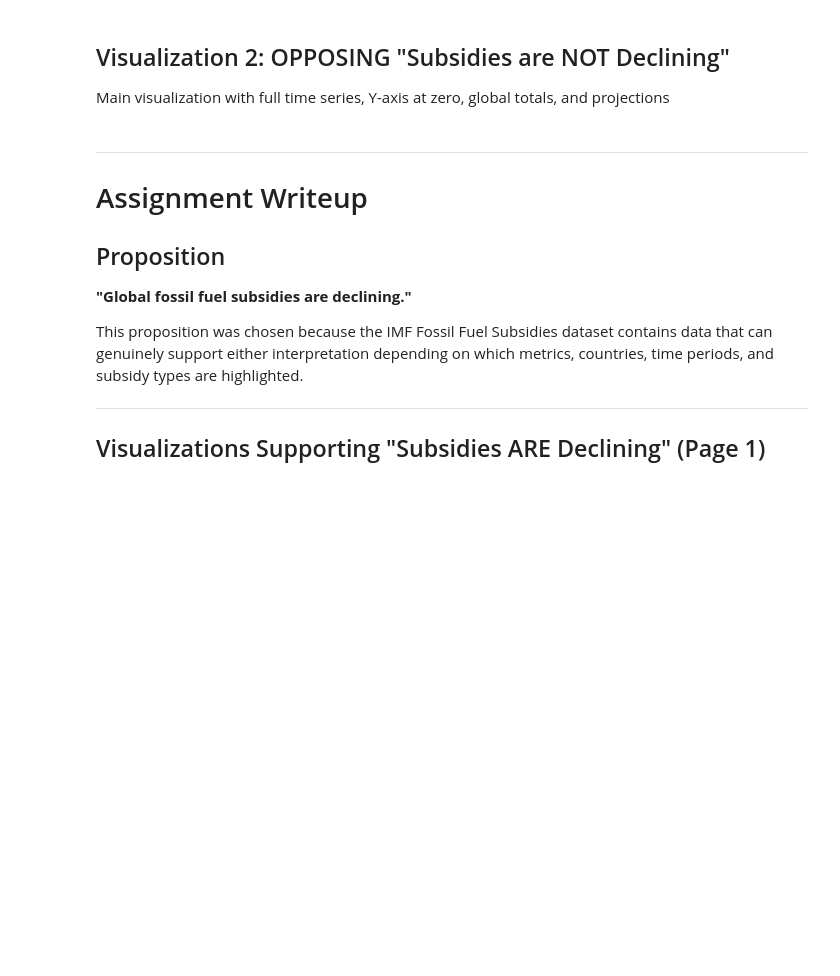
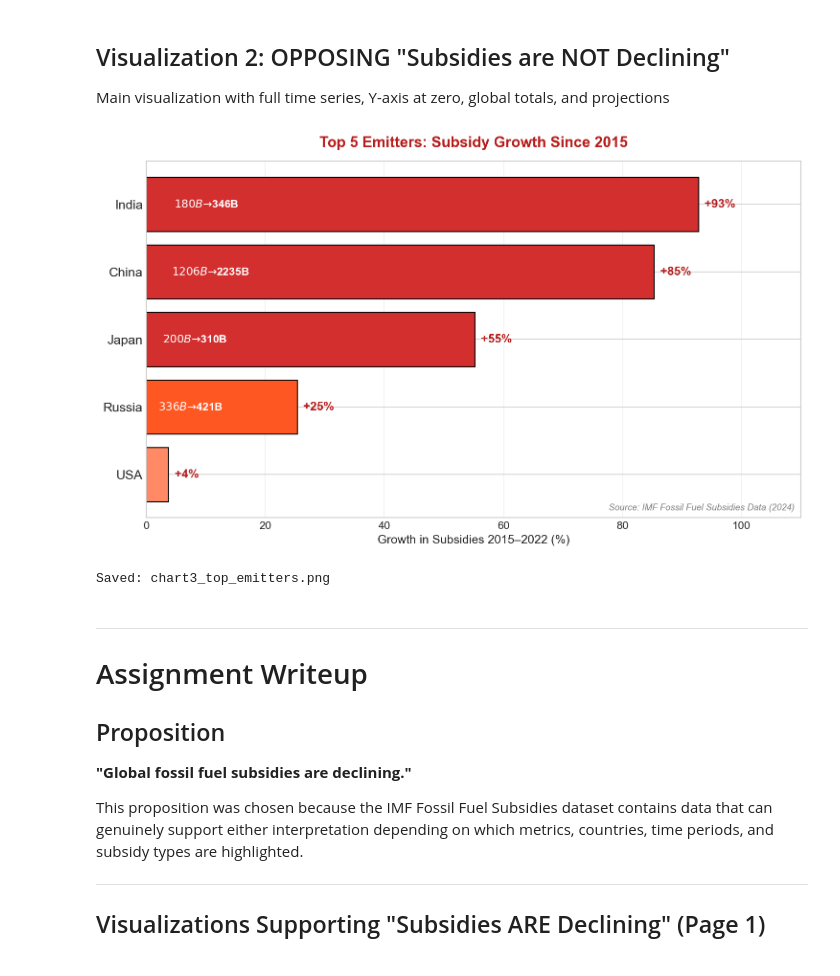
Before and after one commit to ishaantibdewal/dsc106_project2, a Jupyter notebook: main.ipynb, the cells around one changed output. Cells and saved outputs as stored; diff of their text form; code cells hidden in the pictures; blank space fills up the shorter version.

```diff
--- a/main.ipynb
+++ b/main.ipynb
@@ -432,3 +409,71 @@ print("Saved: viz2_increasing_support.png")
+# %%
+# CHART 3: Top 5 Emitters - Subsidy Growth Since 2015
+# Supports "NOT Declining" proposition - shows top emitters have grown substantially
+
+top_countries = [
+    ('China, P.R.: Mainland', 'China'),
+    ('India', 'India'),
+    ('Russian Federation', 'Russia'),
+    ('Japan', 'Japan'),
+    ('United States', 'USA')
+]
+
+countries_data = []
+for full_name, short_name in top_countries:
+    row = total_usd[total_usd['Country'] == full_name]
+    if len(row) > 0:
+        v15 = row['F2015'].values[0] / 1e9
+        v22 = row['F2022'].values[0] / 1e9
+        growth = ((v22 - v15) / v15) * 100
+        countries_data.append({
+            'name': short_name,
+            'growth': growth,
+            'v15': v15,
+            'v22': v22
+        })
+
+countries_data.sort(key=lambda x: x['growth'], reverse=True)
+
+names = [c['name'] for c in countries_data]
+growths = [c['growth'] for c in countries_data]
+v15s = [c['v15'] for c in countries_data]
+v22s = [c['v22'] for c in countries_data]
+
+fig, ax = plt.subplots(figsize=(10, 6))
+
+colors = ['#D32F2F' if g > 50 else '#FF5722' if g > 20 else '#FF8A65' for g in growths]
+y_pos = np.arange(len(names))
+bars = ax.barh(y_pos, growths, color=colors, edgecolor='black', linewidth=1)
+
+for i, (bar, growth, v15, v22, name) in enumerate(zip(bars, growths, v15s, v22s, names)):
+    ax.text(bar.get_width() + 1, bar.get_y() + bar.get_height() / 2,
+            f'+{growth:.0f}%', va='center', fontsize=12, fontweight='bold', color='#B71C1C')
+    if name != 'USA':
+        ax.text(max(bar.get_width() * 0.05, 2), bar.get_y() + bar.get_height() / 2,
+                f'${v15:.0f}B → ${v22:.0f}B', va='center', fontsize=11, color='white', fontweight='bold')
+
+ax.set_yticks(y_pos)
+ax.set_yticklabels(names, fontsize=13)
+ax.set_xlabel('Growth in Subsidies 2015–2022 (%)', fontsize=12)
+ax.set_title('Top 5 Emitters: Subsidy Growth Since 2015',
+             fontsize=15, fontweight='bold', color='#B71C1C', pad=14)
+ax.set_xlim(0, 110)
+ax.tick_params(axis='x', labelsize=11)
+ax.grid(True, alpha=0.3, axis='x')
+ax.invert_yaxis()
+
+ax.text(0.99, 0.02, 'Source: IMF Fossil Fuel Subsidies Data (2024)',
+        transform=ax.transAxes, fontsize=9, ha='right', style='italic', color='gray')
+
+plt.tight_layout()
+plt.savefig('chart3_top_emitters.png', dpi=300, bbox_inches='tight',
+            facecolor='white', edgecolor='none')
+plt.show()
+
+print("Saved: chart3_top_emitters.png")
+# %% [output]
+[figure, added]
+Saved: chart3_top_emitters.png
 # %% [markdown]
 ---
 
```
Also changed, not shown: parts of 6 cells of this notebook, 5 other files.
